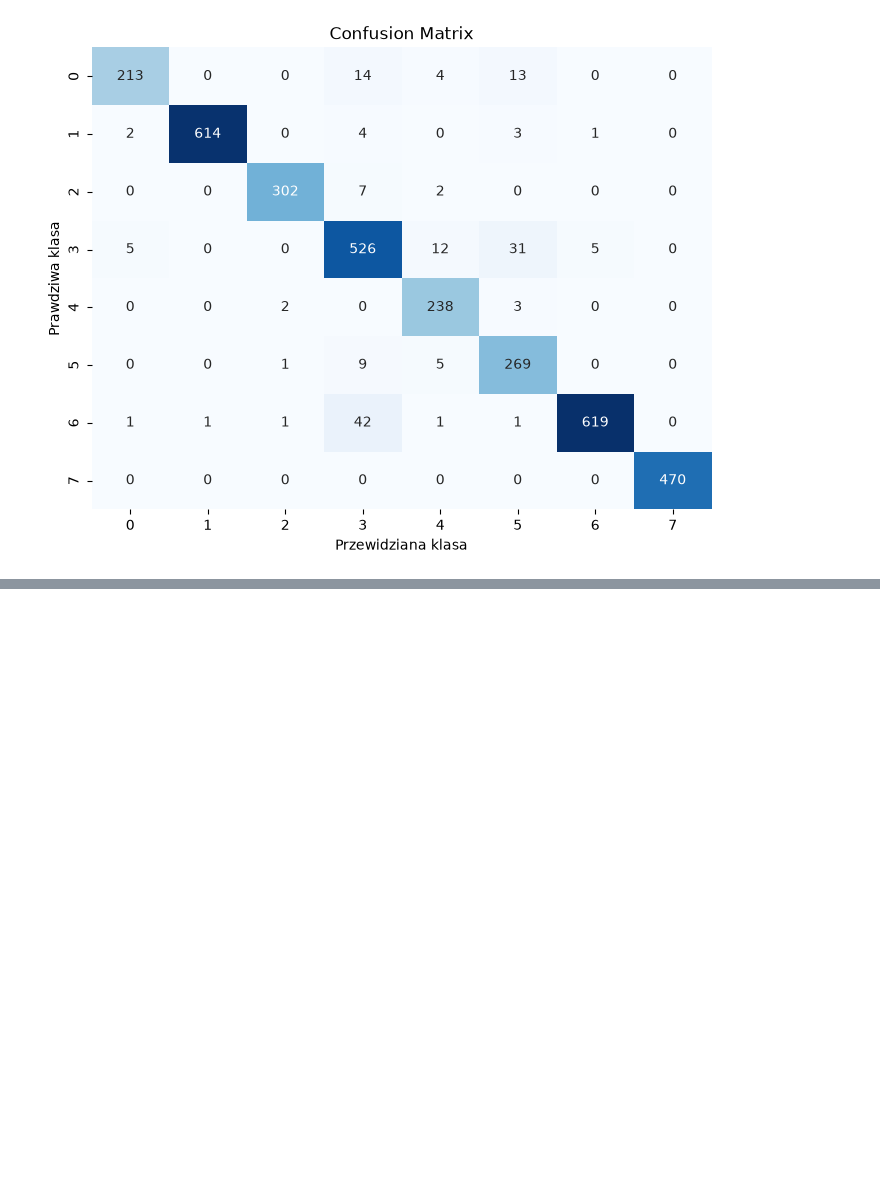
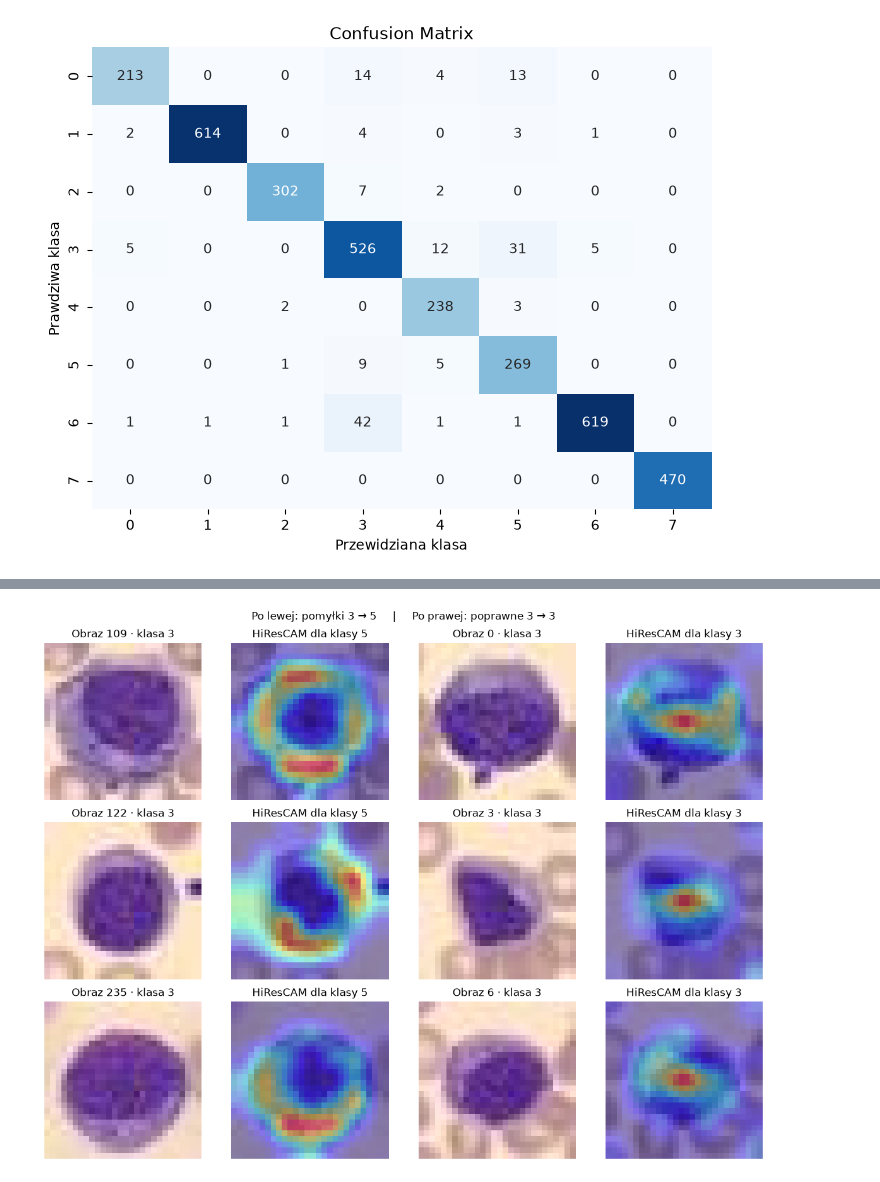
Before and after one commit to juliet2112/Rekrutacja-AI-Med-2026-2027, a Jupyter notebook: Zadanie-2A/Rozwiązanie-2A.ipynb, the cells around one changed output, grey strips where cells are left out. Saved outputs shown, nothing was run; the diff lists cells and outputs as text; code cells hidden in the pictures; blank space fills up the shorter version.

```diff
--- a/Zadanie-2A/Rozwiązanie-2A.ipynb
+++ b/Zadanie-2A/Rozwiązanie-2A.ipynb
@@ -538,0 +521,4 @@ Zapisz kod, wyniki, wykresy i uzasadnienia w tym notatniku. Podaj użyte źród
+# %%
+show_confusion_examples(3, 5, 3)
+# %% [output]
+[figure, added]
```
Also changed, not shown: parts of 41 cells of this notebook, 1 other file.
